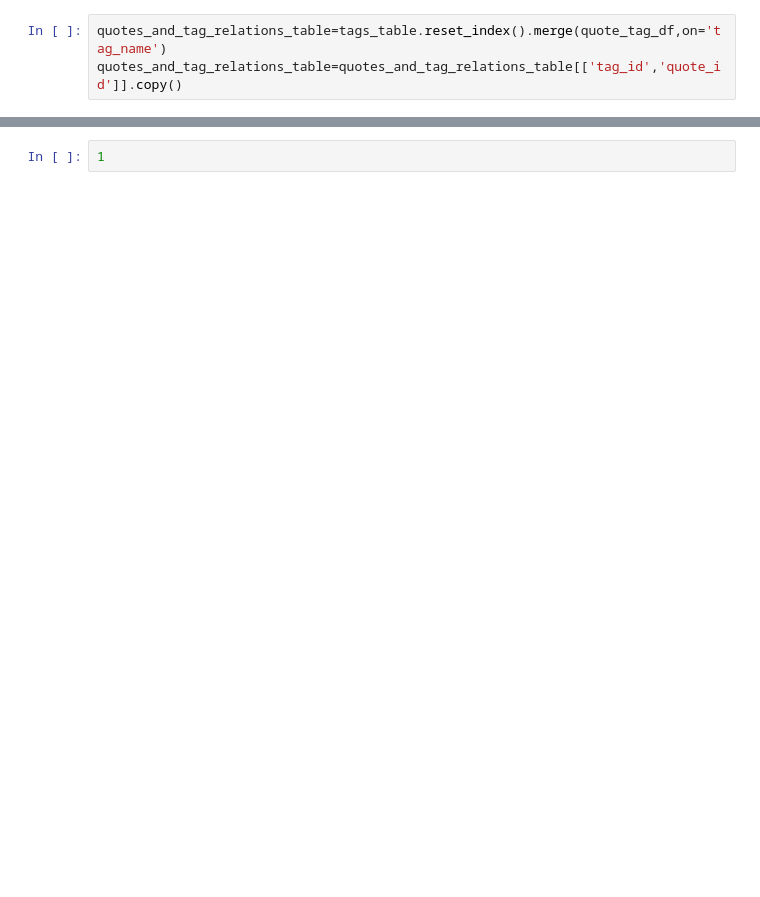
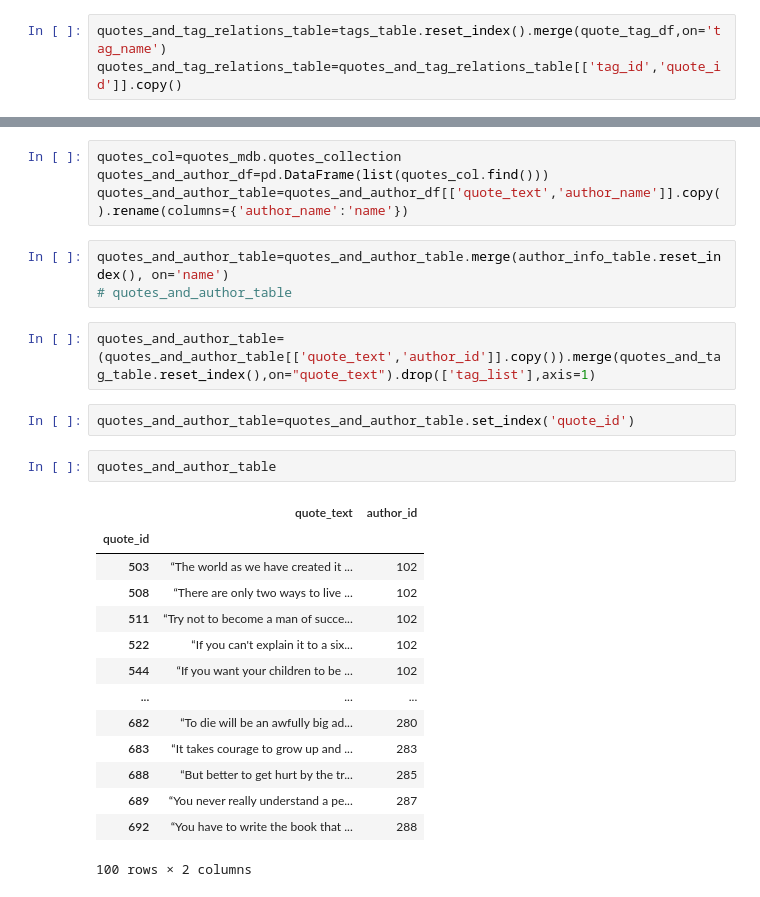
Before and after one commit to Alexis-Kepano/ETL-Project, a Jupyter notebook: quotes_mongodb_to_sql_db.ipynb, the cells around one changed output, grey strips where cells are left out. Cells and saved outputs as stored; diff of their text form; blank space fills up the shorter version.

Commit message:
creating sql tables

```diff
--- a/quotes_mongodb_to_sql_db.ipynb
+++ b/quotes_mongodb_to_sql_db.ipynb
@@ -176,5 +133,31 @@ quotes_table
 | 695 | “A person's a person, no matter h... |
 | 697 | “... a mind needs books as a swor... |
 100 rows × 1 columns
-# %%
-1
+# %%
+quotes_col=quotes_mdb.quotes_collection
+quotes_and_author_df=pd.DataFrame(list(quotes_col.find()))
+quotes_and_author_table=quotes_and_author_df[['quote_text','author_name']].copy().rename(columns={'author_name':'name'})
+# %%
+quotes_and_author_table=quotes_and_author_table.merge(author_info_table.reset_index(), on='name')
+# quotes_and_author_table
+# %%
+quotes_and_author_table=(quotes_and_author_table[['quote_text','author_id']].copy()).merge(quotes_and_tag_table.reset_index(),on="quote_text").drop(['tag_list'],axis=1)
+# %%
+quotes_and_author_table=quotes_and_author_table.set_index('quote_id')
+# %%
+quotes_and_author_table
+# %% [output]
+|  | quote_text | author_id |
+| quote_id |  |  |
+| 503 | “The world as we have created it ... | 102 |
+| 508 | “There are only two ways to live ... | 102 |
+| 511 | “Try not to become a man of succe... | 102 |
+| 522 | “If you can't explain it to a six... | 102 |
+| 544 | “If you want your children to be ... | 102 |
+| ... | ... | ... |
+| 682 | “To die will be an awfully big ad... | 280 |
+| 683 | “It takes courage to grow up and ... | 283 |
+| 688 | “But better to get hurt by the tr... | 285 |
+| 689 | “You never really understand a pe... | 287 |
+| 692 | “You have to write the book that ... | 288 |
+100 rows × 2 columns
```
Also changed, not shown: parts of 9 cells of this notebook, 1 other file.
